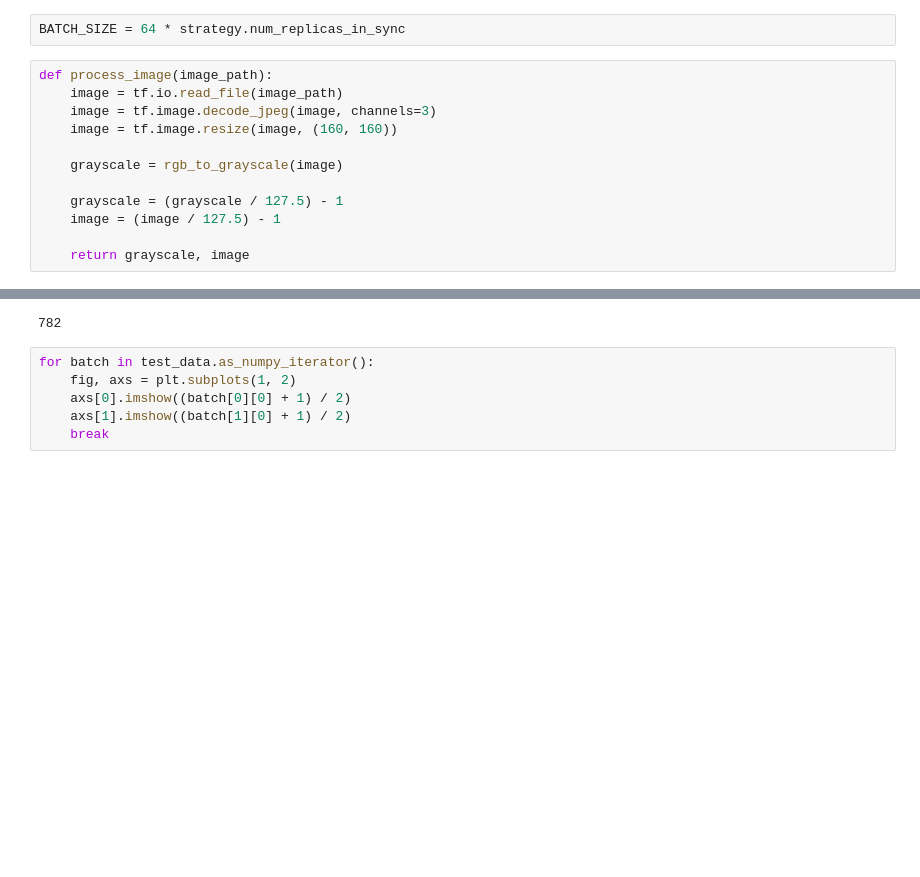
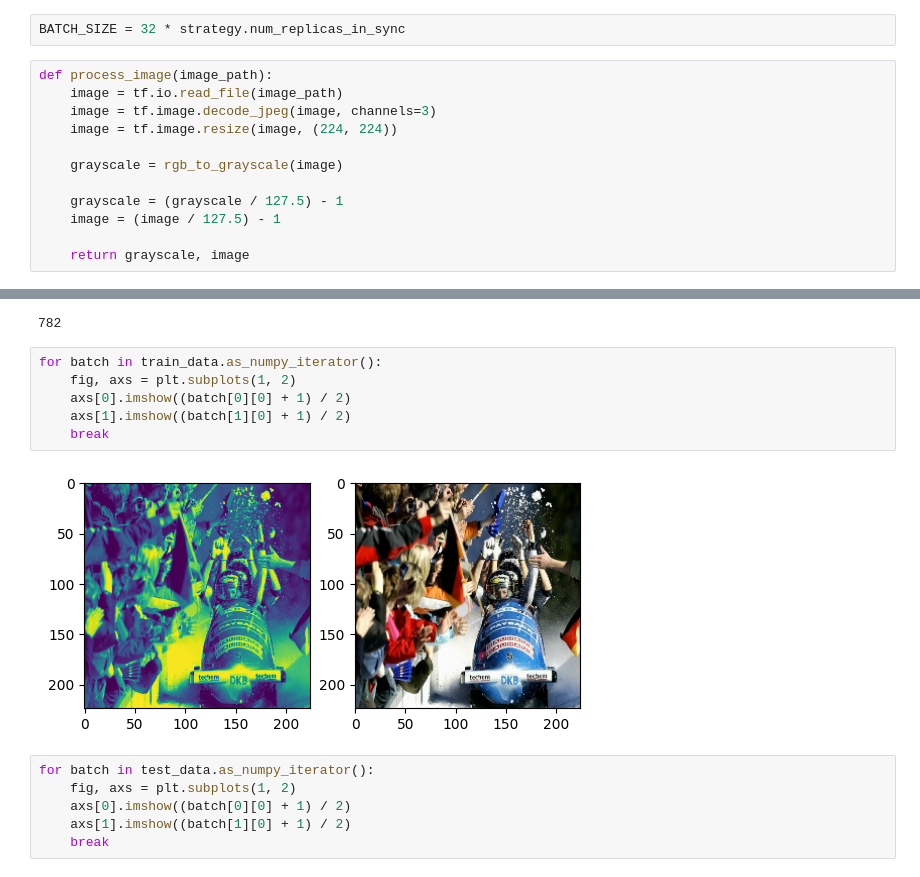
Before and after one commit to Yug-Oswal/imagenet-imagecoloring, a Jupyter notebook: imagecolor-init.ipynb, the cells around one changed output, grey strips where cells are left out. Drawn from its saved outputs; the diff is of its cells as text; blank space fills up the shorter version.

```diff
--- a/imagecolor-init.ipynb
+++ b/imagecolor-init.ipynb
@@ -23,12 +23,12 @@ test_dir = os.path.join(base_dir, 'test/')
 # %% [markdown]
 ## ImageNet Dataset Creation:
 # %%
-BATCH_SIZE = 64 * strategy.num_replicas_in_sync
+BATCH_SIZE = 32 * strategy.num_replicas_in_sync
 # %%
 def process_image(image_path):
     image = tf.io.read_file(image_path)
     image = tf.image.decode_jpeg(image, channels=3)
-    image = tf.image.resize(image, (160, 160))
+    image = tf.image.resize(image, (224, 224))
 
     grayscale = rgb_to_grayscale(image)
 
@@ -75,6 +75,14 @@ test_data = get_dataset(test_dir, batch_size=BATCH_SIZE)
 test_data.cardinality().numpy()
 # %% [output]
 782
+# %%
+for batch in train_data.as_numpy_iterator():
+    fig, axs = plt.subplots(1, 2)
+    axs[0].imshow((batch[0][0] + 1) / 2)
+    axs[1].imshow((batch[1][0] + 1) / 2)
+    break
+# %% [output]
+[figure, added]
 # %%
 for batch in test_data.as_numpy_iterator():
     fig, axs = plt.subplots(1, 2)
```
Also changed, not shown: parts of 5 cells of this notebook.
